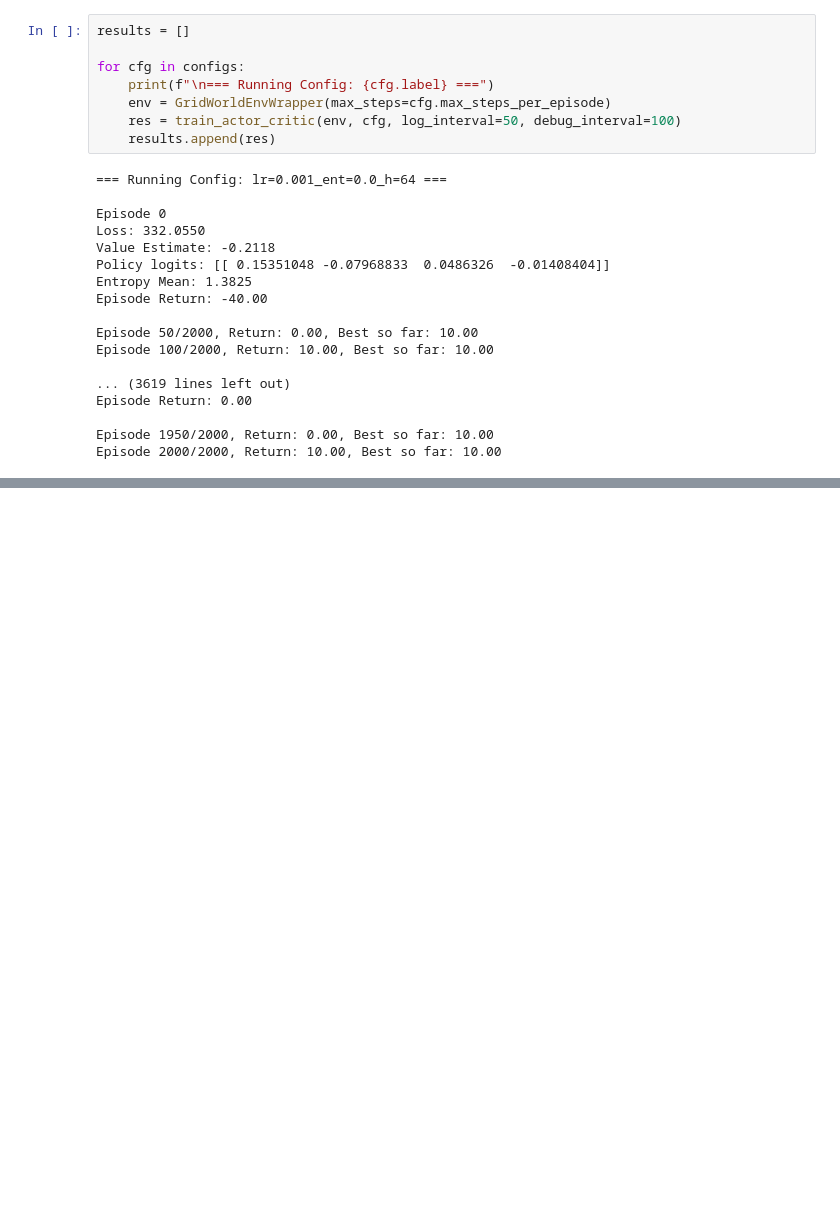
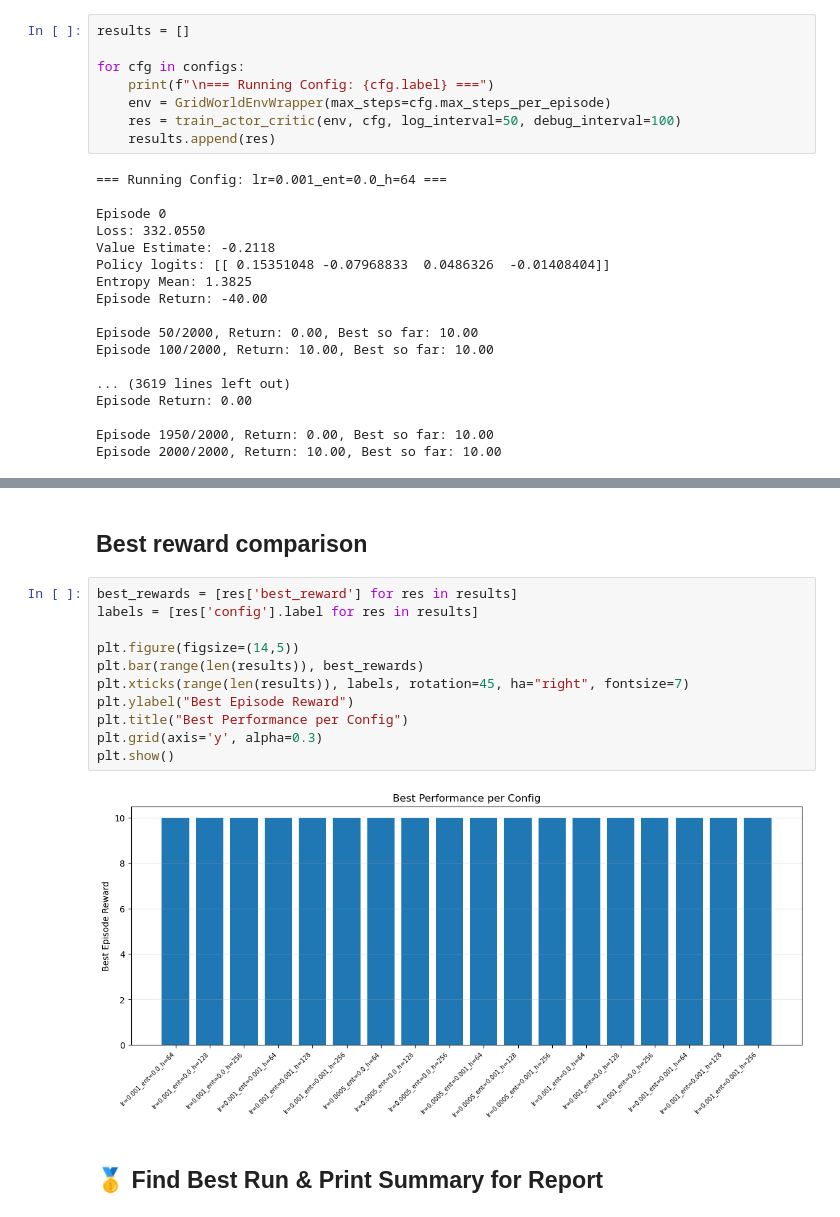
Before and after one commit to A-N1khil/compsci687-final-project, a Jupyter notebook: gridworld_ac.ipynb, the cells around one changed output, grey strips where cells are left out. Saved outputs shown, nothing was run; the diff lists cells and outputs as text; blank space fills up the shorter version.

```diff
--- a/gridworld_ac.ipynb
+++ b/gridworld_ac.ipynb
@@ -236,0 +96,17 @@ Episode 2000/2000, Return: 10.00, Best so far: 10.00
+# %% [markdown]
+## Best reward comparison
+# %%
+best_rewards = [res['best_reward'] for res in results]
+labels = [res['config'].label for res in results]
+
+plt.figure(figsize=(14,5))
+plt.bar(range(len(results)), best_rewards)
+plt.xticks(range(len(results)), labels, rotation=45, ha="right", fontsize=7)
+plt.ylabel("Best Episode Reward")
+plt.title("Best Performance per Config")
+plt.grid(axis='y', alpha=0.3)
+plt.show()
+# %% [output]
+[figure, added]
+# %% [markdown]
+## 🥇 Find Best Run & Print Summary for Report
```
Also changed, not shown: parts of 19 cells of this notebook, 1 other file.
